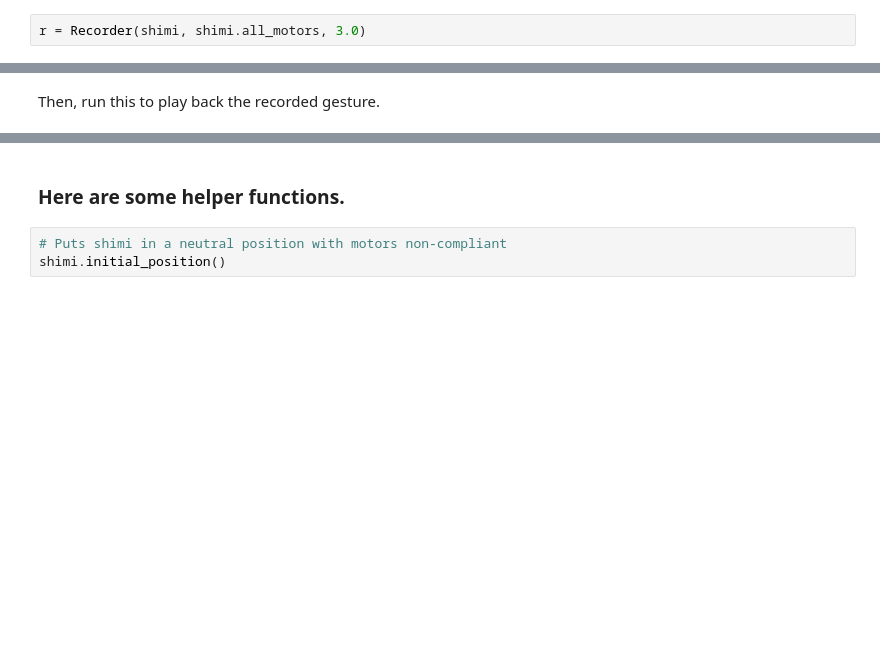
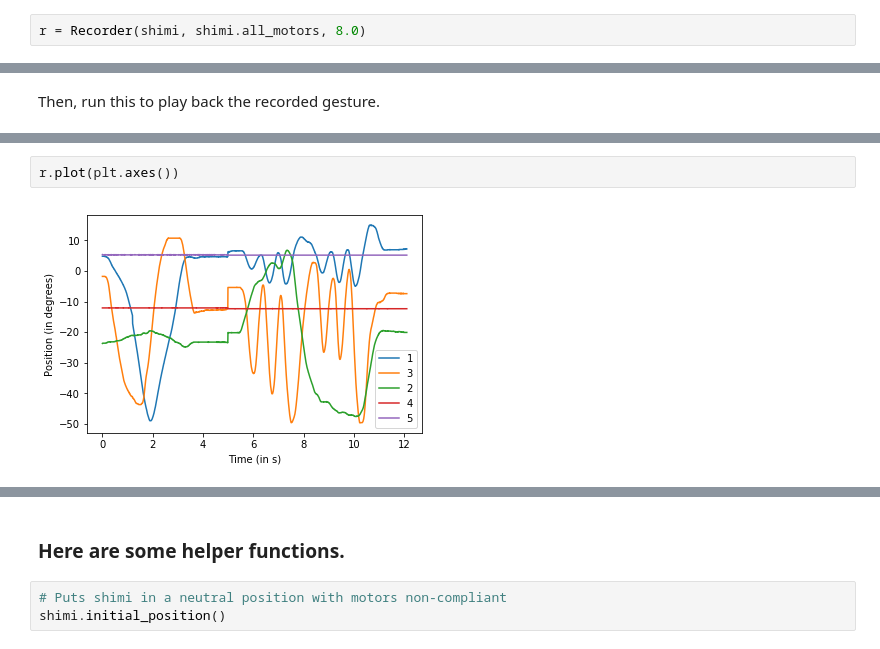
Before and after one commit to rytrose/shimi, a Jupyter notebook: RecordShimiGestures.ipynb, the cells around one changed output, grey strips where cells are left out. Saved outputs shown, nothing was run; the diff lists cells and outputs as text; blank space fills up the shorter version.

```diff
--- a/RecordShimiGestures.ipynb
+++ b/RecordShimiGestures.ipynb
@@ -43,7 +61,7 @@ The cell below defines the recorder object. The first parameter is a reference t
 
 The final parameter is the duration for which you want to record.
 # %%
-r = Recorder(shimi, shimi.all_motors, 3.0)
+r = Recorder(shimi, shimi.all_motors, 8.0)
 # %% [markdown]
 This starts a recording. It will count down from 3 to let you know when the recording starts, then move Shimi as you want it to move. **The first thing this call does is relax the motors, so be sure it doesn't collapse on itself when you call this.**
 # %%
@@ -56 +100,5 @@ r.play(plt.axes())
+# %%
+r.plot(plt.axes())
+# %% [output]
+[figure, added]
 # %%
```
Also changed, not shown: parts of 10 cells of this notebook, 5 other files.
